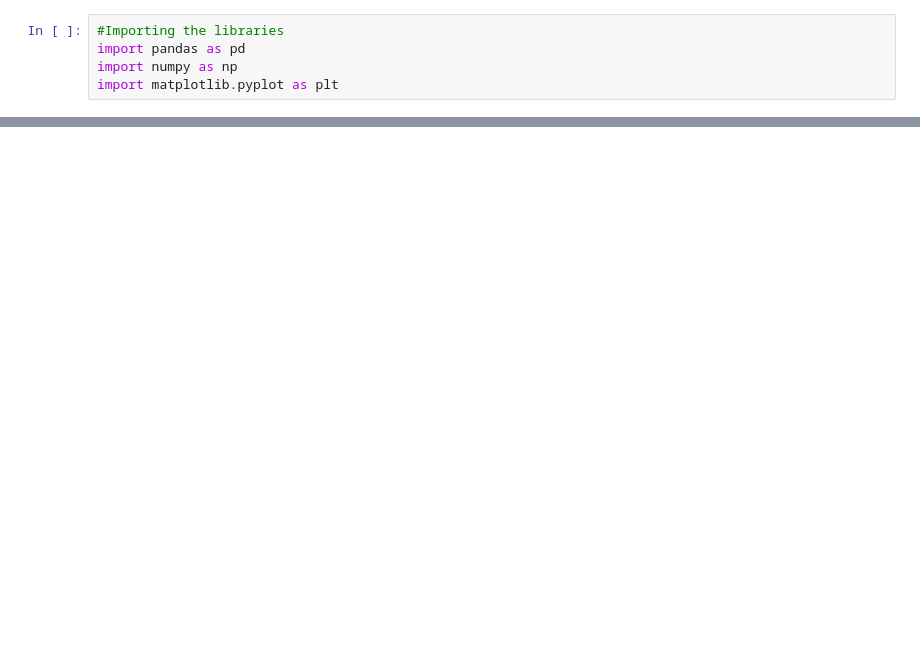
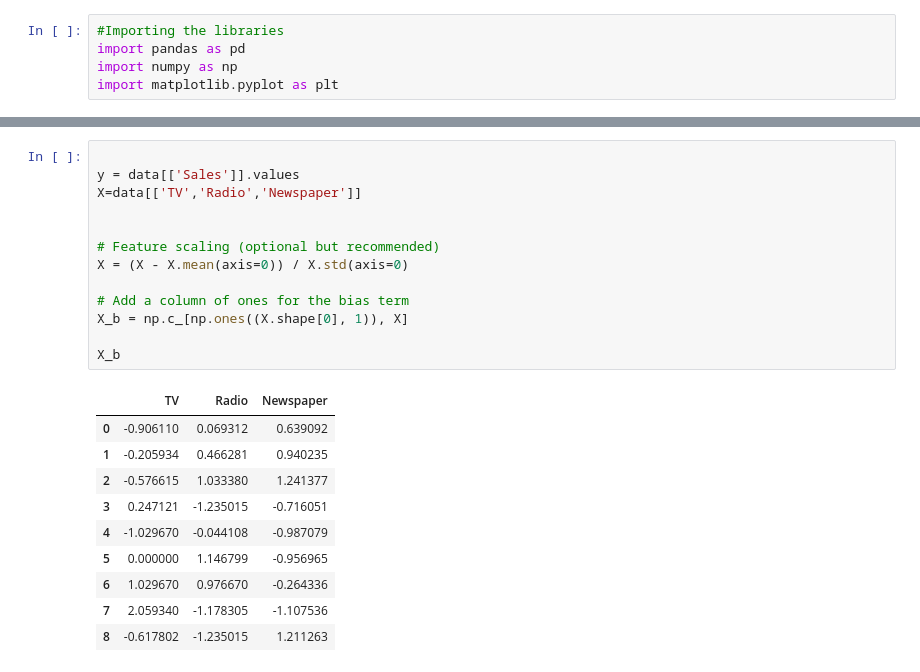
Before and after one commit to kartheekgbl/AI-ML, a Jupyter notebook: Superised learning/Regression/MLR/Mlr2.ipynb, the cells around one changed output, grey strips where cells are left out. Cells and saved outputs as stored; diff of their text form; blank space fills up the shorter version.

```diff
--- a/Superised learning/Regression/MLR/Mlr2.ipynb
+++ b/Superised learning/Regression/MLR/Mlr2.ipynb
@@ -11,0 +59,24 @@ ModuleNotFoundError: No module named 'sklearn'
+# %%
+
+y = data[['Sales']].values
+X=data[['TV','Radio','Newspaper']]
+
+
+# Feature scaling (optional but recommended)
+X = (X - X.mean(axis=0)) / X.std(axis=0)
+
+# Add a column of ones for the bias term
+X_b = np.c_[np.ones((X.shape[0], 1)), X]
+
+X_b
+# %% [output]
+|  | TV | Radio | Newspaper |
+| 0 | -0.906110 | 0.069312 | 0.639092 |
+| 1 | -0.205934 | 0.466281 | 0.940235 |
+| 2 | -0.576615 | 1.033380 | 1.241377 |
+| 3 | 0.247121 | -1.235015 | -0.716051 |
+| 4 | -1.029670 | -0.044108 | -0.987079 |
+| 5 | 0.000000 | 1.146799 | -0.956965 |
+| 6 | 1.029670 | 0.976670 | -0.264336 |
+| 7 | 2.059340 | -1.178305 | -1.107536 |
+| 8 | -0.617802 | -1.235015 | 1.211263 |
```
Also changed, not shown: parts of 8 cells of this notebook, 5 other files.
